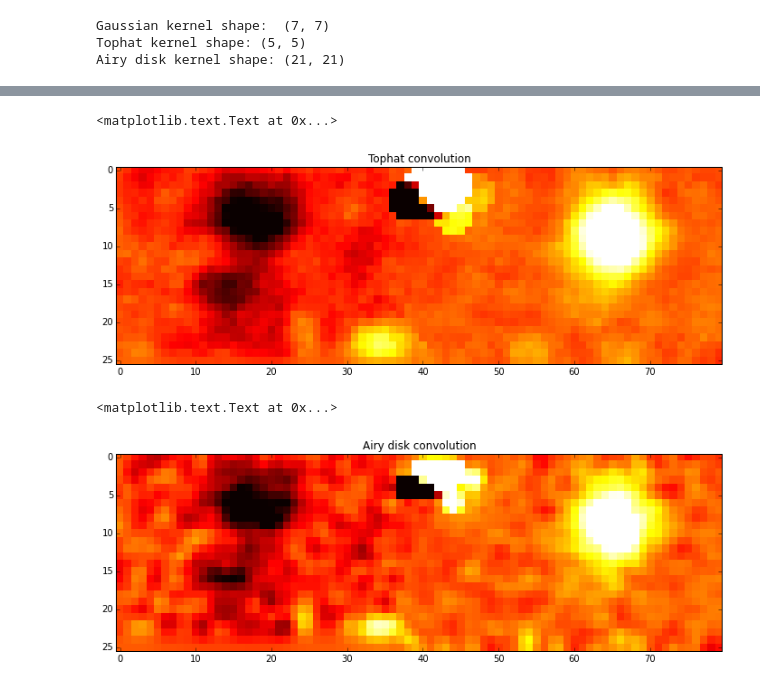
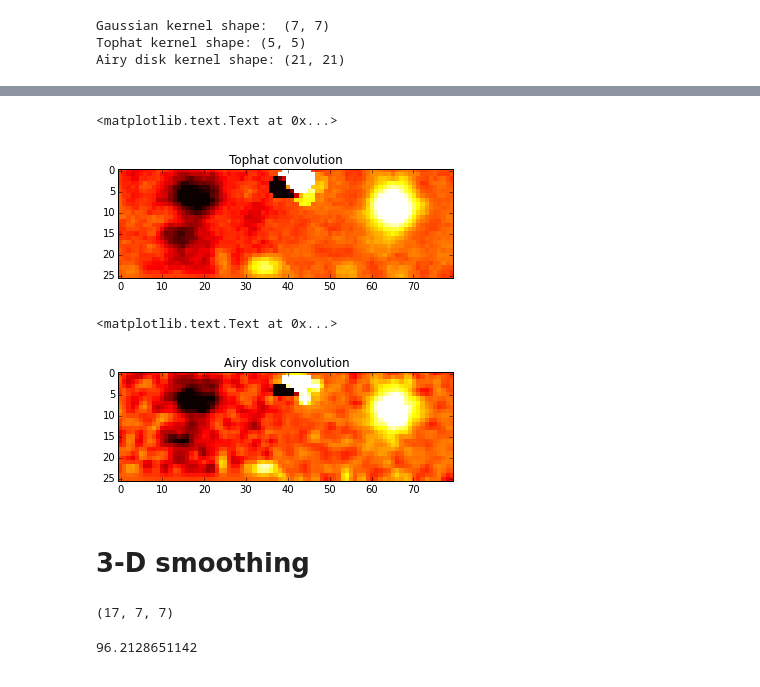
Before and after one commit to spacetelescope/cubeviz, a Jupyter notebook: smoothing/smoothing_demo.ipynb, the cells around one changed output, grey strips where cells are left out. Saved outputs shown, nothing was run; the diff lists cells and outputs as text; code cells hidden in the pictures.

```diff
--- a/smoothing/smoothing_demo.ipynb
+++ b/smoothing/smoothing_demo.ipynb
@@ -68,14 +74,41 @@ ax.set_title('Gaussian convolution')
 # %%
-fig, ax = plt.subplots(figsize=(12, 16))
+fig, ax = plt.subplots(figsize=(6, 8))
 ax.imshow(data_tophat_convolved, cmap=cm.hot, vmin=-10, vmax=10, interpolation='nearest')
 ax.set_title('Tophat convolution')
 # %% [output]
 <matplotlib.text.Text at 0x...>
-[figure, old version]
+[figure, new version]
 # %%
-fig, ax = plt.subplots(figsize=(12, 16))
+fig, ax = plt.subplots(figsize=(6, 8))
 ax.imshow(data_airy_convolved, cmap=cm.hot, vmin=-10, vmax=10, interpolation='nearest')
 ax.set_title('Airy disk convolution')
 # %% [output]
 <matplotlib.text.Text at 0x...>
-[figure, old version]
+[figure, new version]
+# %% [markdown]
+<h1>3-D smoothing</h1>
+# %%
+from astropy.convolution import Gaussian1DKernel
+
+k1 = Gaussian1DKernel(2.)
+k2 = Gaussian2DKernel(0.75)
+v1 = k1._array
+v2 = k2._array
+kernel = np.zeros(shape=[k1.shape[0],k2.shape[0],k2.shape[1]])
+for i in range(k2.shape[0]):
+    for j in range(k2.shape[1]):
+        kernel[:,i,j] = v2[i,j] * v1
+
+print(kernel.shape)
+# %% [output]
+(17, 7, 7)
+# %%
+import time
+start_time = time.time()
+
+convolved = convolve(datacube, kernel)
+
+end_time = time.time()
+print(end_time - start_time)
+# %% [output]
+96.2128651142
```
Also changed, not shown: parts of 12 cells of this notebook.
